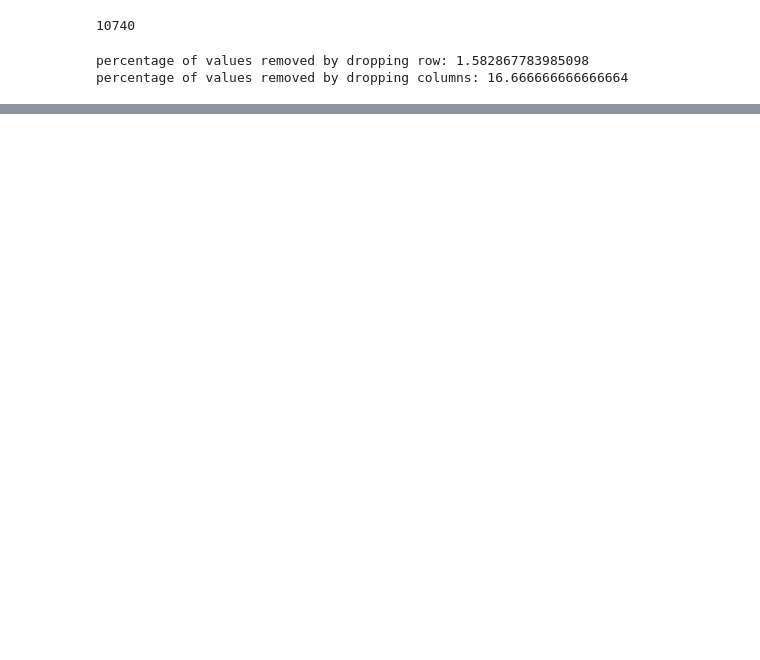
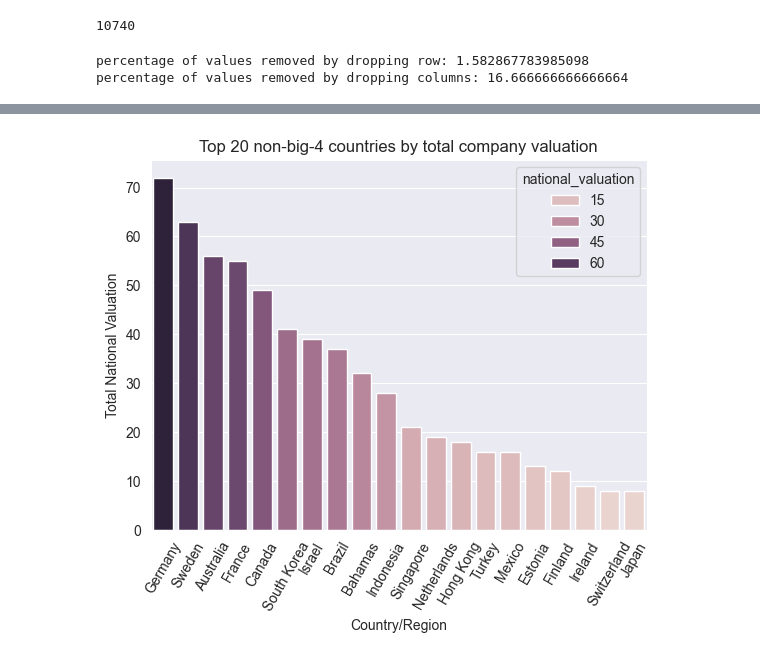
Before and after one commit to yildizramazan/daily-lightning-strikes, a Jupyter notebook: unicorn_companies_missing_outliers.ipynb, the cells around one changed output, grey strips where cells are left out. Saved outputs shown, nothing was run; the diff lists cells and outputs as text; code cells hidden in the pictures; blank space fills up the shorter version.

```diff
--- a/unicorn_companies_missing_outliers.ipynb
+++ b/unicorn_companies_missing_outliers.ipynb
@@ -273,0 +276,14 @@ national_valuation
+# %%
+sns.barplot(
+    data=national_valuations_no_big4.head(20),
+    x="Country/Region",
+    y="national_valuation",
+    hue="national_valuation",
+
+);
+plt.title('Top 20 non-big-4 countries by total company valuation')
+plt.ylabel("Total National Valuation")
+plt.xticks(rotation=60);
+plt.show()
+# %% [output]
+[figure, added]
```
Also changed, not shown: parts of 6 cells of this notebook.
